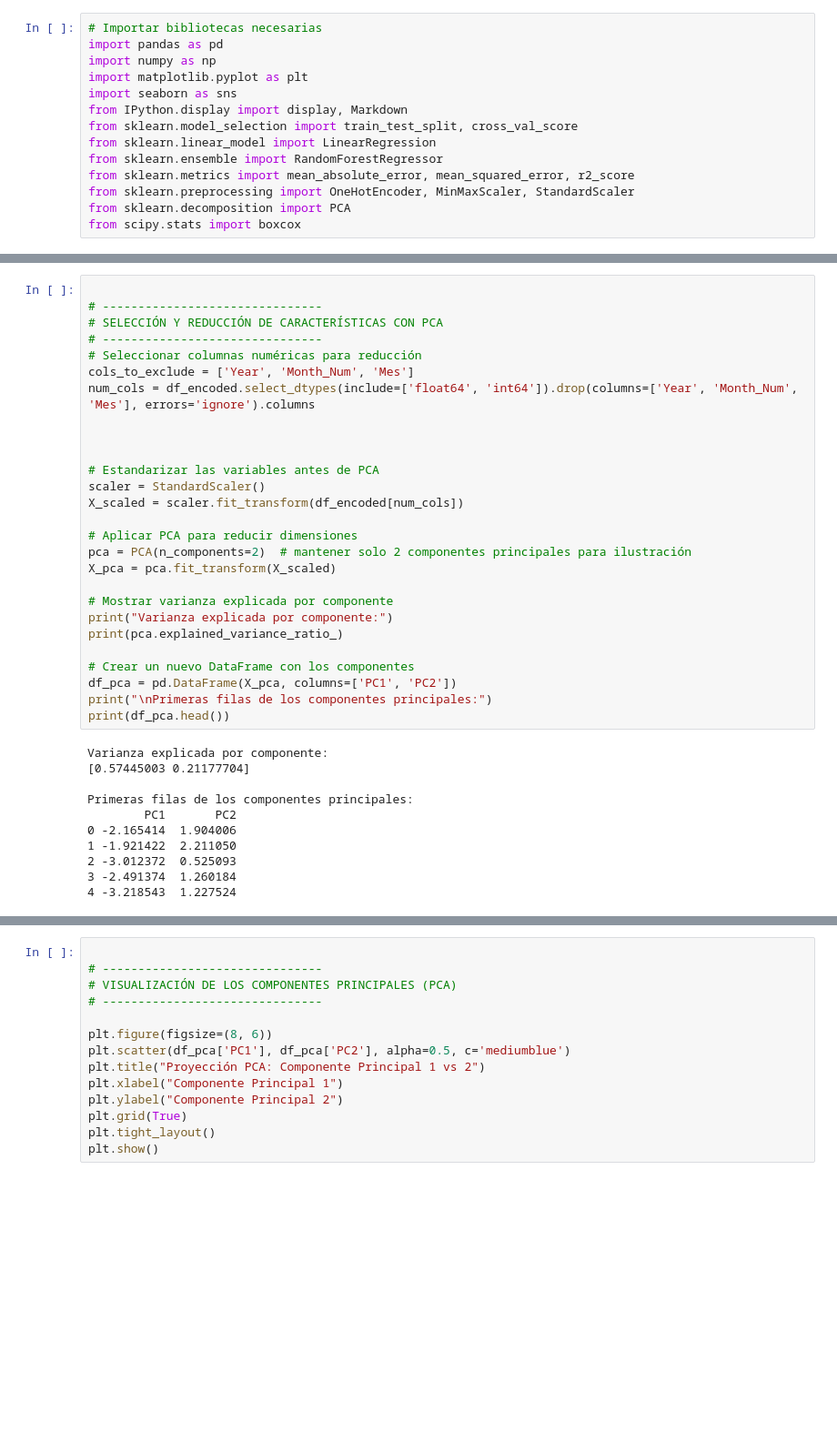
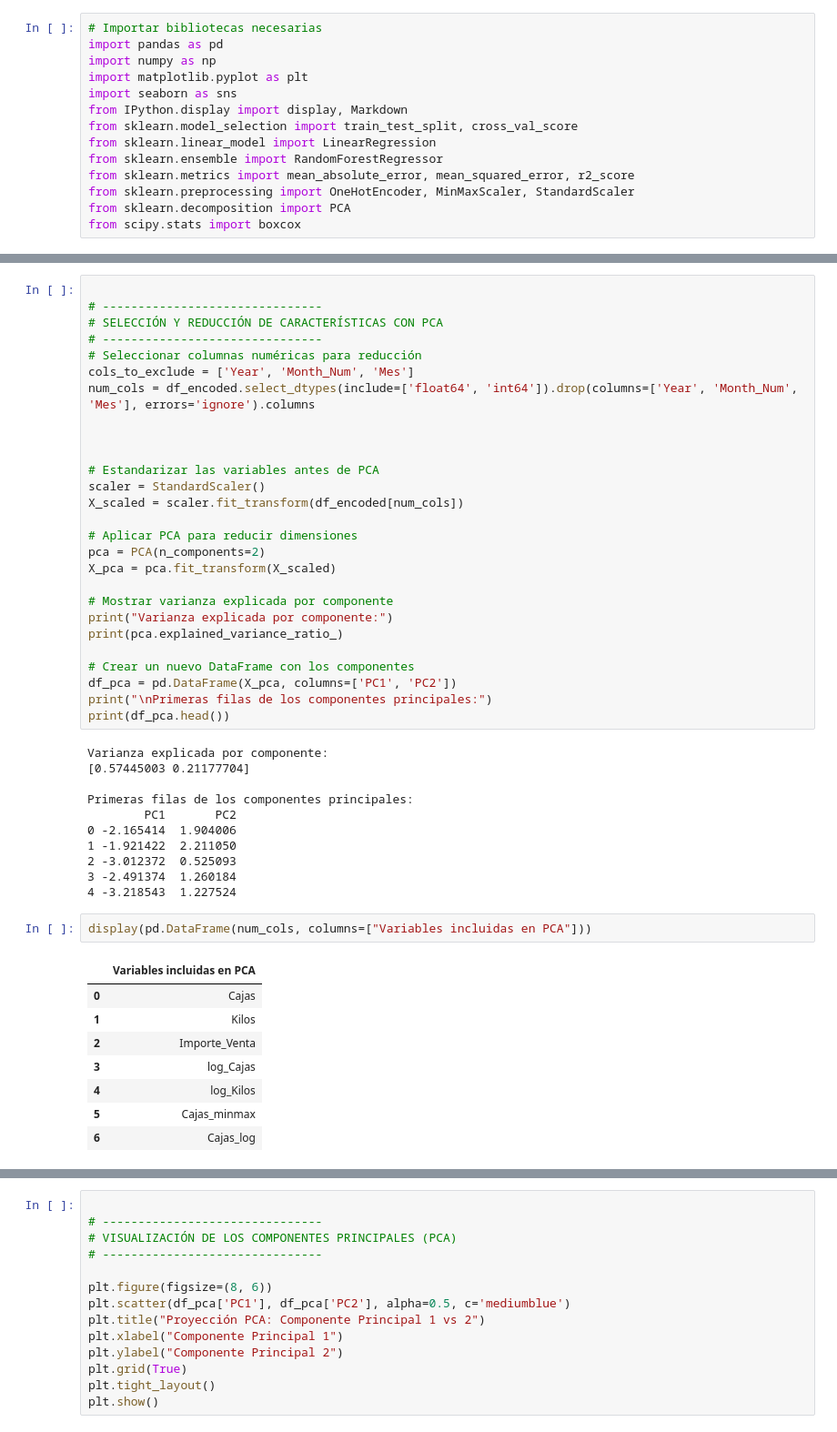
Before and after one commit to anagabyfuentes/ProyectoIntegrador_Mermas, a Jupyter notebook: Avance2#13.ipynb, the cells around one changed output, grey strips where cells are left out. Shown at 91% size. Saved outputs shown, nothing was run; the diff lists cells and outputs as text; blank space fills up the shorter version.

```diff
--- a/Avance2#13.ipynb
+++ b/Avance2#13.ipynb
@@ -566,7 +552,7 @@ scaler = StandardScaler()
 X_scaled = scaler.fit_transform(df_encoded[num_cols])
 
 # Aplicar PCA para reducir dimensiones
-pca = PCA(n_components=2)  # mantener solo 2 componentes principales para ilustración
+pca = PCA(n_components=2)
 X_pca = pca.fit_transform(X_scaled)
 
 # Mostrar varianza explicada por componente
@@ -588,3 +574,14 @@ Primeras filas de los componentes principales:
 2 -3.012372  0.525093
 3 -2.491374  1.260184
 4 -3.218543  1.227524
+# %%
+display(pd.DataFrame(num_cols, columns=["Variables incluidas en PCA"]))
+# %% [output]
+|  | Variables incluidas en PCA |
+| 0 | Cajas |
+| 1 | Kilos |
+| 2 | Importe_Venta |
+| 3 | log_Cajas |
+| 4 | log_Kilos |
+| 5 | Cajas_minmax |
+| 6 | Cajas_log |
```
Also changed, not shown: parts of 6 cells of this notebook.
